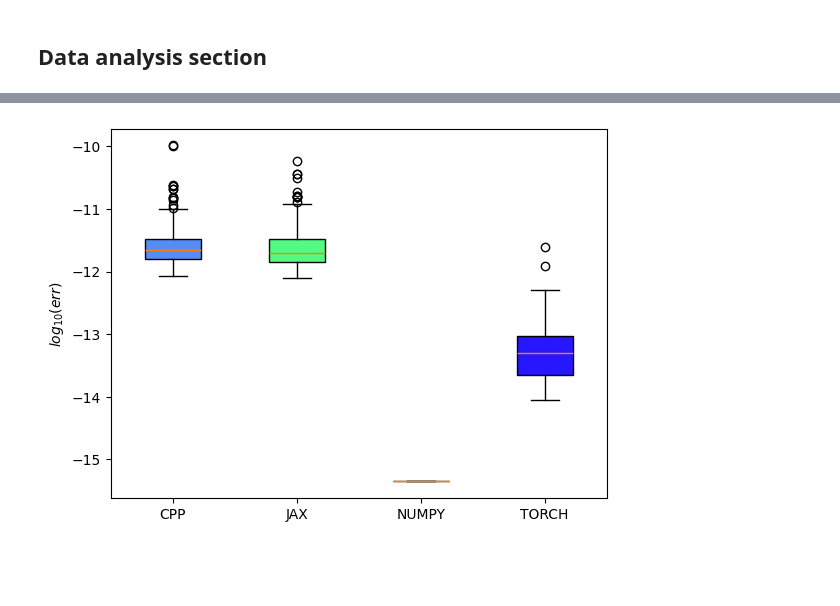
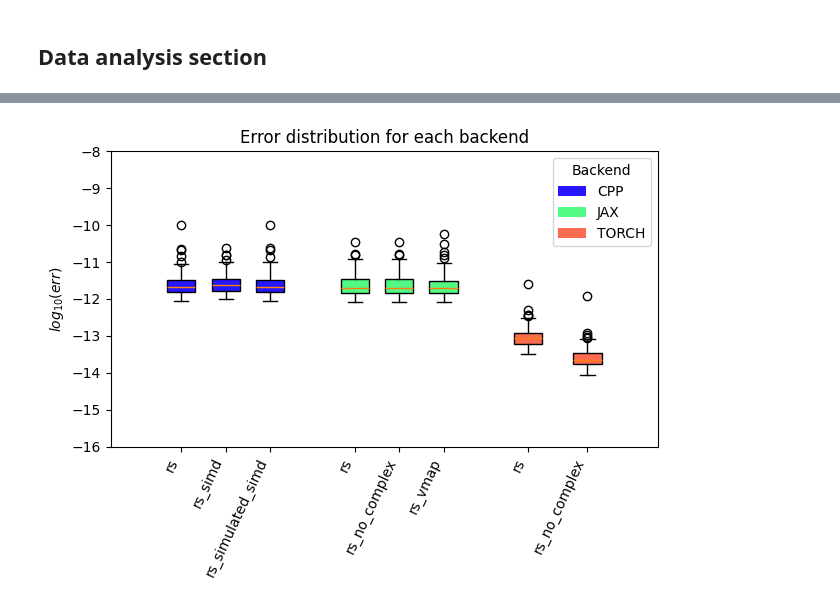
Before and after one commit to FattiMei/slm-porting, a Jupyter notebook: analysis/verification.ipynb, the cells around one changed output, grey strips where cells are left out. Cells and saved outputs as stored; diff of their text form; code cells hidden in the pictures; blank space fills up the shorter version.

```diff
--- a/analysis/verification.ipynb
+++ b/analysis/verification.ipynb
@@ -226,23 +220,9 @@ for backend, error in backend_error_map.items():
-# %%
-backend_color_map = {
-    'NUMPY': '#568df5',
-    'JAX': '#52fa85',
-    'TORCH': '#fa6b52',
-    'CPP': '#2617ff'
-}
-
-fig, ax = plt.subplots()
-ax.set_ylabel('$log_{10}(err)$')
-
-bplot = ax.boxplot(
-    [np.log10(err) for err in backend_error_map.values()],
-    patch_artist=True,
-    tick_labels=backend_error_map.keys()
-)
-
-for patch, color in zip(bplot['boxes'], backend_color_map.values()):
-    patch.set_facecolor(color)
-
-plt.show()
-# %% [output]
-[figure, removed]
+# %%
+local = df[
+    (df['device'] == 'CPU') &
+    (df['abs_err'] > 0) &
+    (df['dtype'] == 'fp64')
+]
+local = local.drop(local.index[local['abs_err'] == 0])
+
+local['log10_err'] = np.log10(local['abs_err'])
@@ -249,3 +240,50 @@ plt.show()
+# %%
+# this is a sophisticated type of plot
+# I need to group visualizations based on the backend,
+fig, ax = plt.subplots()
+
+bar_width = 0.2
+intra_gap = 0.01
+group_gap = 0.6
+
+offset = 0.0
+x_positions = []
+x_labels = []
+
+for backend, grouped_by_name in grouped_by_backend_then_by_name.items():
+    # the numpy implementation is only used as a reference, so it's not very interesting
+    if backend == 'NUMPY':
+        continue
+
+    color = backend_color_map[backend]
+    positions = np.linspace(offset, offset + len(grouped_by_name) * (bar_width + intra_gap), num=len(grouped_by_name))
+
+    ax.boxplot(
+        grouped_by_name.values(),
+        positions=positions,
+        widths=bar_width,
+        patch_artist=True,
+        boxprops=dict(facecolor=color, color='black'),
+    )
+    ax.bar(0, 0, color=color, label=backend)
+
+    for name in grouped_by_name.keys():
+        x_labels.append(name)
+
+    x_positions.extend(positions)
+    offset = positions[-1] + group_gap
+
+ax.set_title('Error distribution for each backend')
+ax.set_xticks(x_positions)
+ax.set_xticklabels(x_labels, rotation=65, ha='right')
+ax.set_ylim((-16.0, -8.0))
+ax.set_ylabel('$log_{10}(err)$')
+ax.legend(title="Backend")
+
+plt.tight_layout()
+plt.show()
+# %% [output]
+[figure, added]
 # %% [markdown]
 The numpy implementation was the reference in this experiment, so it's normal that its absolute error is the lowest. The other implementations could have introduced errors by:
   * calling lower precision variants of trigonometric functions
```
Also changed, not shown: parts of 30 cells of this notebook, 1 other file.
